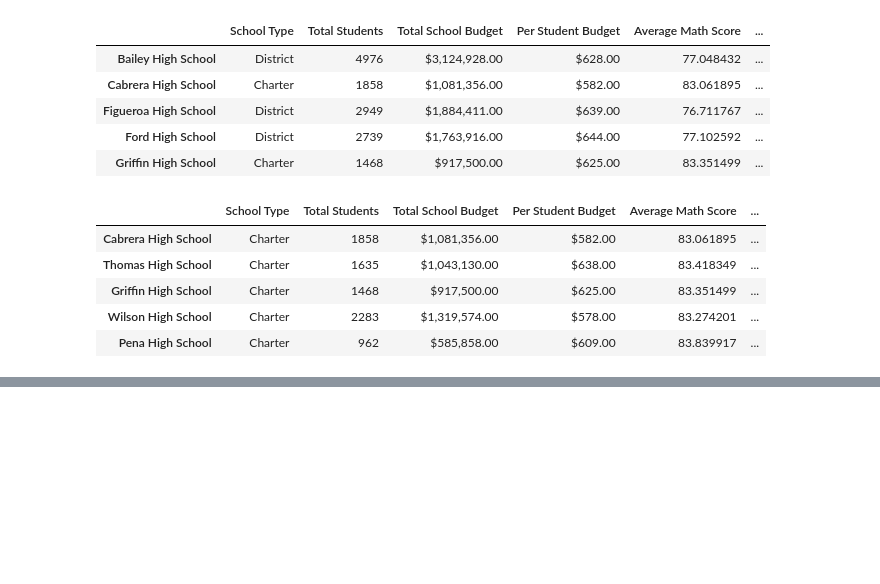
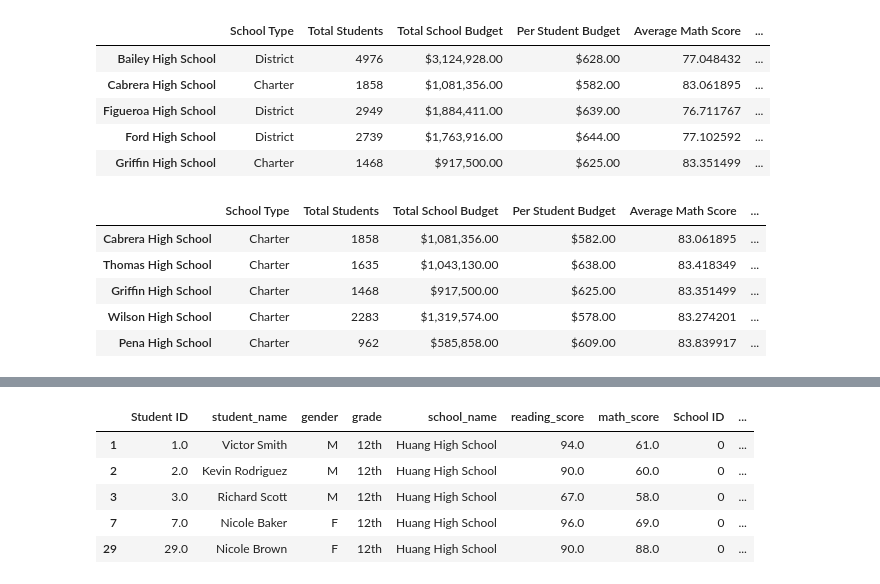
Before and after one commit to Arrosa123/School_District_Analysis, a Jupyter notebook: PyCitySchools.ipynb, the cells around one changed output, grey strips where cells are left out. Saved outputs shown, nothing was run; the diff lists cells and outputs as text; code cells hidden in the pictures; blank space fills up the shorter version.

```diff
--- a/PyCitySchools.ipynb
+++ b/PyCitySchools.ipynb
@@ -866,0 +920,10 @@ bottom_schools.head()
+# %%
+twelfth_graders = school_data_complete_df[(school_data_complete_df["grade"] == "12th")]
+twelfth_graders.head(5)
+# %% [output]
+|  | Student ID | student_name | gender | grade | school_name | reading_score | math_score | School ID | ... |
+| 1 | 1.0 | Victor Smith | M | 12th | Huang High School | 94.0 | 61.0 | 0 | ... |
+| 2 | 2.0 | Kevin Rodriguez | M | 12th | Huang High School | 90.0 | 60.0 | 0 | ... |
+| 3 | 3.0 | Richard Scott | M | 12th | Huang High School | 67.0 | 58.0 | 0 | ... |
+| 7 | 7.0 | Nicole Baker | F | 12th | Huang High School | 96.0 | 69.0 | 0 | ... |
+| 29 | 29.0 | Nicole Brown | F | 12th | Huang High School | 90.0 | 88.0 | 0 | ... |
```
Also changed, not shown: parts of 18 cells of this notebook.
